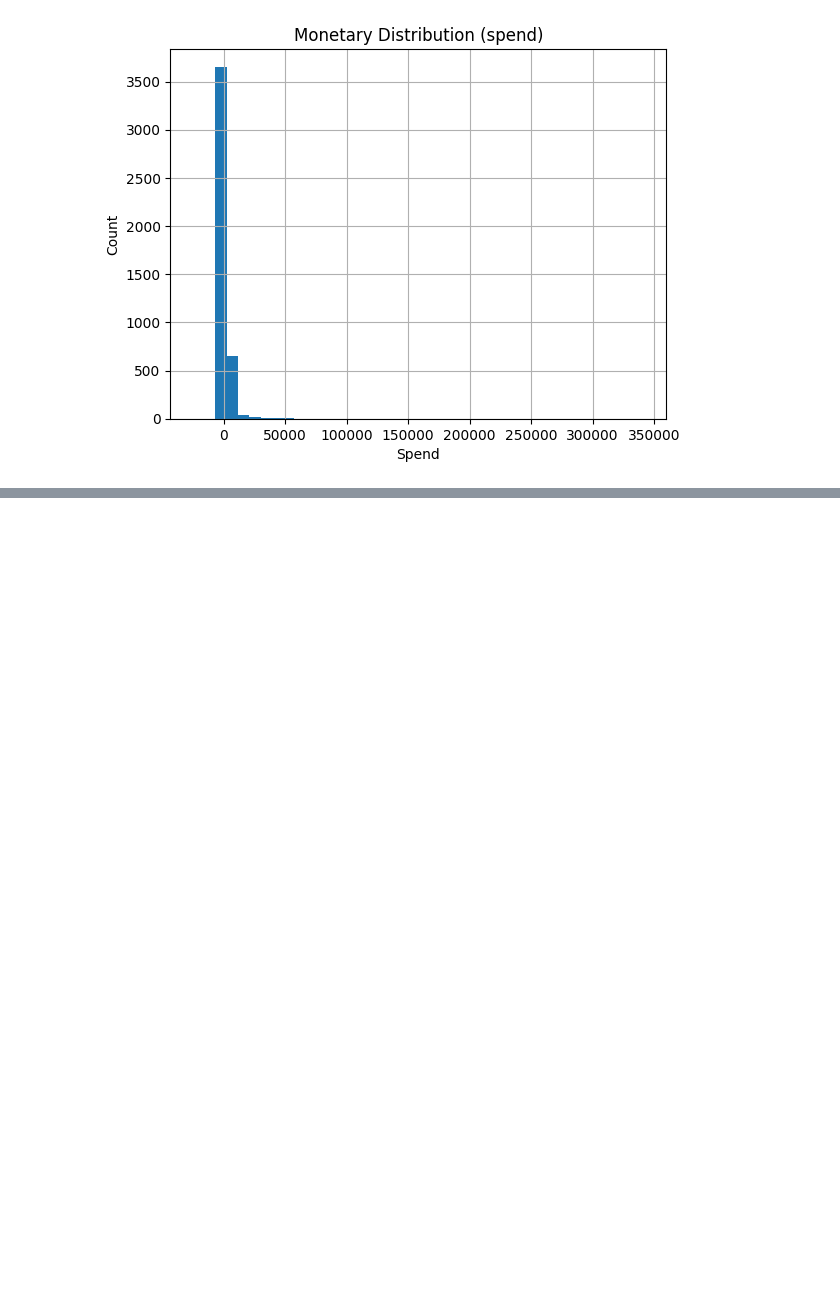
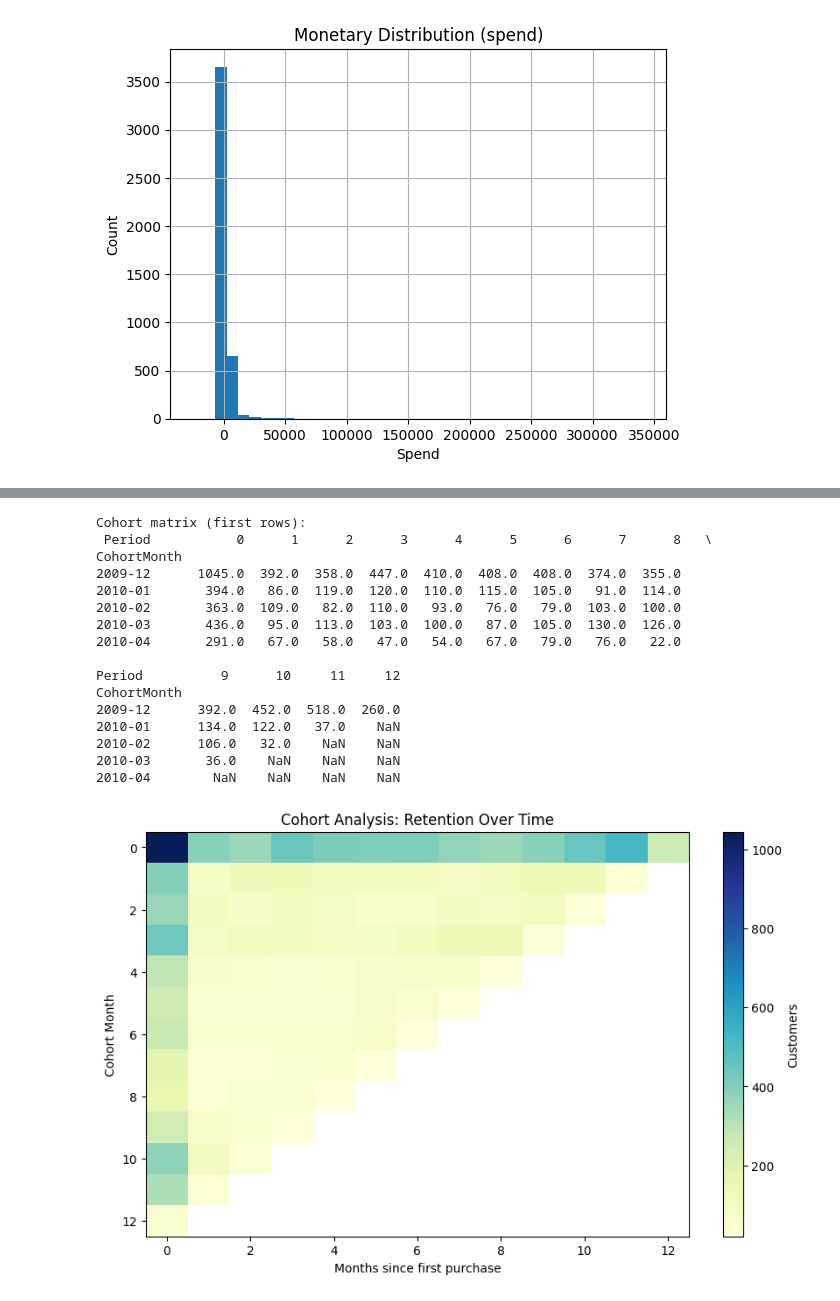
Before and after one commit to mmilannaik/BigOCheatSheet, a Jupyter notebook: MiQ_Customer_Segmentation_RFM.ipynb, the cells around one changed output, grey strips where cells are left out. Saved outputs shown, nothing was run; the diff lists cells and outputs as text; code cells hidden in the pictures; blank space fills up the shorter version.

```diff
--- a/MiQ_Customer_Segmentation_RFM.ipynb
+++ b/MiQ_Customer_Segmentation_RFM.ipynb
@@ -148,0 +238,38 @@ plt.title('Monetary Distribution (spend)'); plt.xlabel('Spend'); plt.ylabel('Cou
+# %%
+# Cohort: first purchase month vs repeat behavior
+first_purchase = df.groupby('Customer ID')['InvoiceDate'].min().dt.to_period('M')
+df['CohortMonth'] = df['Customer ID'].map(first_purchase)
+
+cohort_pivot = (df.groupby(['CohortMonth', df['InvoiceDate'].dt.to_period('M')])
+                  .agg(n_customers=('Customer ID','nunique'))
+                  .reset_index())
+
+cohort_pivot['Period'] = (cohort_pivot['InvoiceDate'] - cohort_pivot['CohortMonth']).apply(lambda x: x.n)
+cohort_matrix = cohort_pivot.pivot(index='CohortMonth', columns='Period', values='n_customers')
+
+print("Cohort matrix (first rows):\n", cohort_matrix.head())
+plt.figure(figsize=(10,6))
+plt.imshow(cohort_matrix, cmap='YlGnBu', aspect='auto')
+plt.colorbar(label='Customers')
+plt.title('Cohort Analysis: Retention Over Time')
+plt.xlabel('Months since first purchase')
+plt.ylabel('Cohort Month')
+plt.show()
+# %% [output]
+Cohort matrix (first rows):
+ Period           0      1      2      3      4      5      6      7      8   \
+CohortMonth
+2009-12      1045.0  392.0  358.0  447.0  410.0  408.0  408.0  374.0  355.0
+2010-01       394.0   86.0  119.0  120.0  110.0  115.0  105.0   91.0  114.0
+2010-02       363.0  109.0   82.0  110.0   93.0   76.0   79.0  103.0  100.0
+2010-03       436.0   95.0  113.0  103.0  100.0   87.0  105.0  130.0  126.0
+2010-04       291.0   67.0   58.0   47.0   54.0   67.0   79.0   76.0   22.0
+
+Period          9      10     11     12
+CohortMonth
+2009-12      392.0  452.0  518.0  260.0
+2010-01      134.0  122.0   37.0    NaN
+2010-02      106.0   32.0    NaN    NaN
+2010-03       36.0    NaN    NaN    NaN
+2010-04        NaN    NaN    NaN    NaN
+[figure, added]
```
Also changed, not shown: parts of 21 cells of this notebook.
